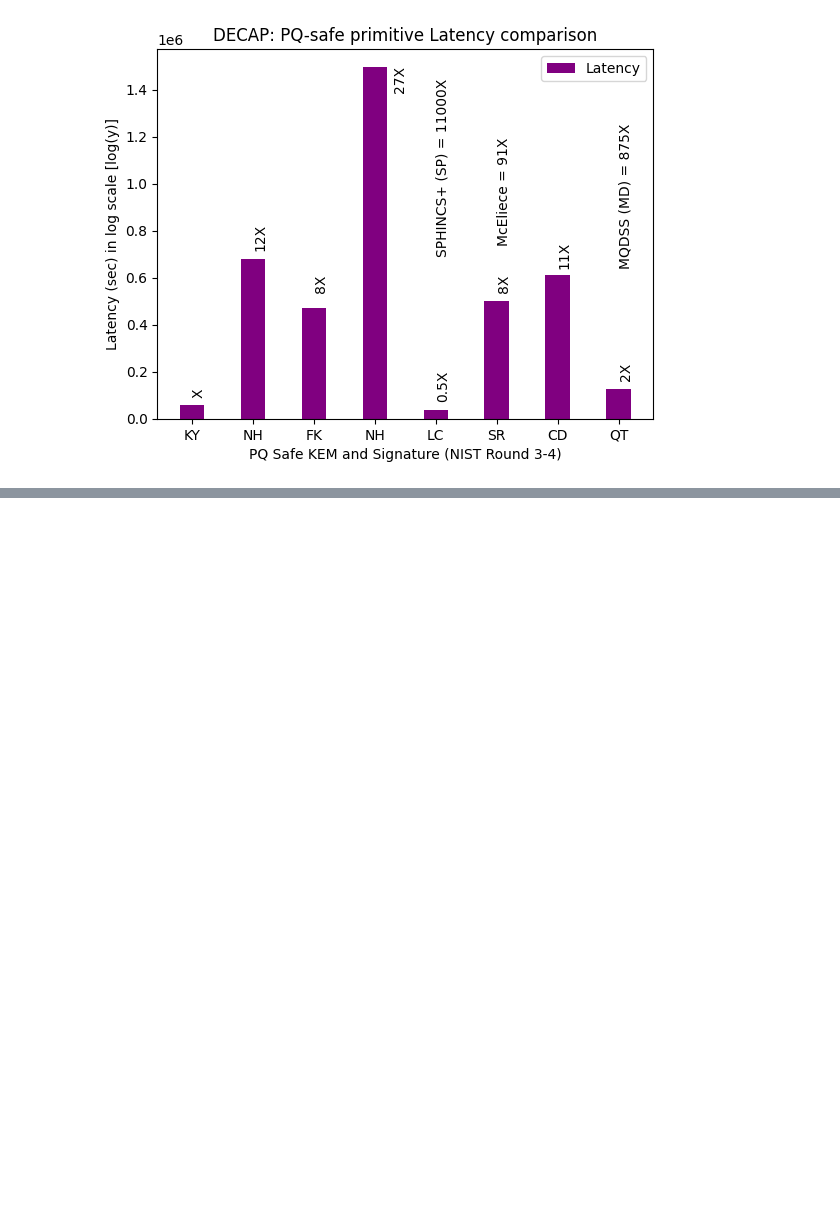
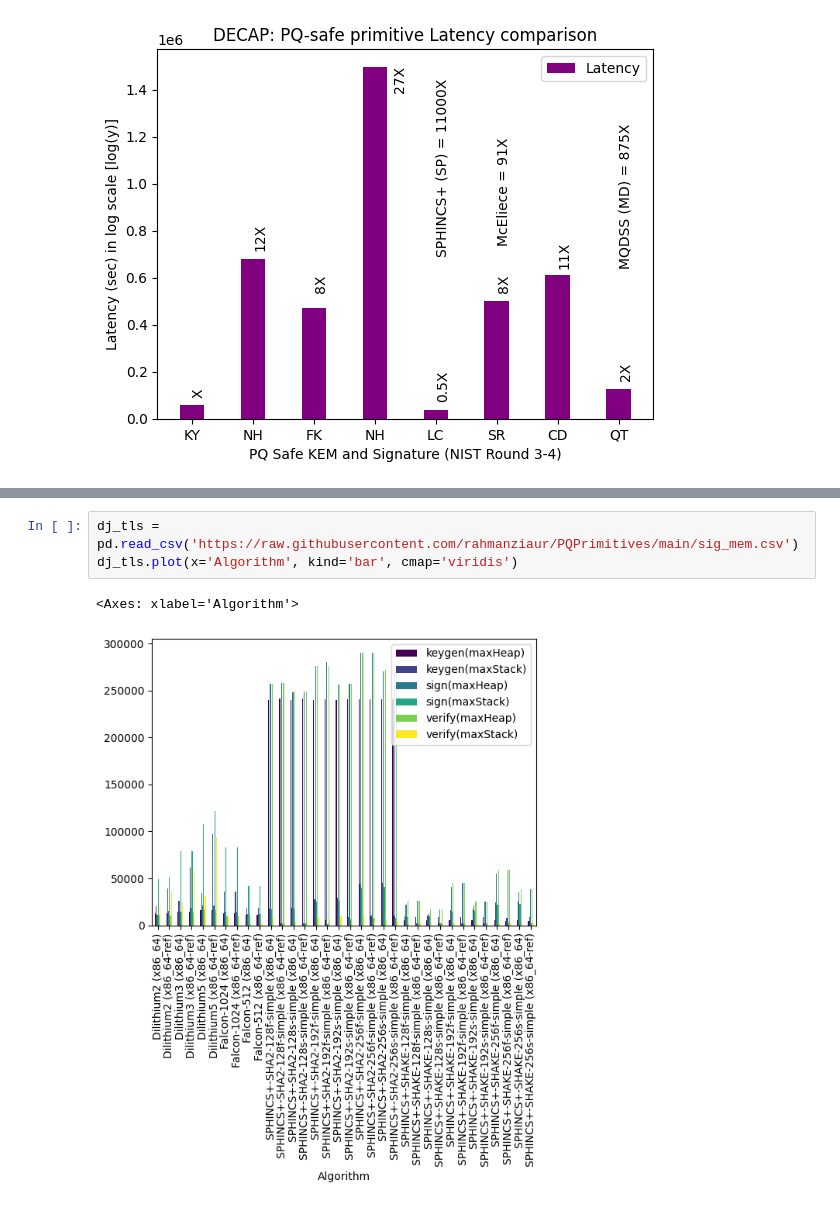
Before and after one commit to rahmanziaur/PQPrimitives, a Jupyter notebook: KEM-Sig-R3-R4_Comparison.ipynb, the cells around one changed output, grey strips where cells are left out. Saved outputs shown, nothing was run; the diff lists cells and outputs as text; blank space fills up the shorter version.

```diff
--- a/KEM-Sig-R3-R4_Comparison.ipynb
+++ b/KEM-Sig-R3-R4_Comparison.ipynb
@@ -505,0 +557,6 @@ plt.show()
+# %%
+dj_tls = pd.read_csv('https://raw.githubusercontent.com/rahmanziaur/PQPrimitives/main/sig_mem.csv')
+dj_tls.plot(x='Algorithm', kind='bar', cmap='viridis')
+# %% [output]
+<Axes: xlabel='Algorithm'>
+[figure, added]
```
Also changed, not shown: parts of 8 cells of this notebook.
